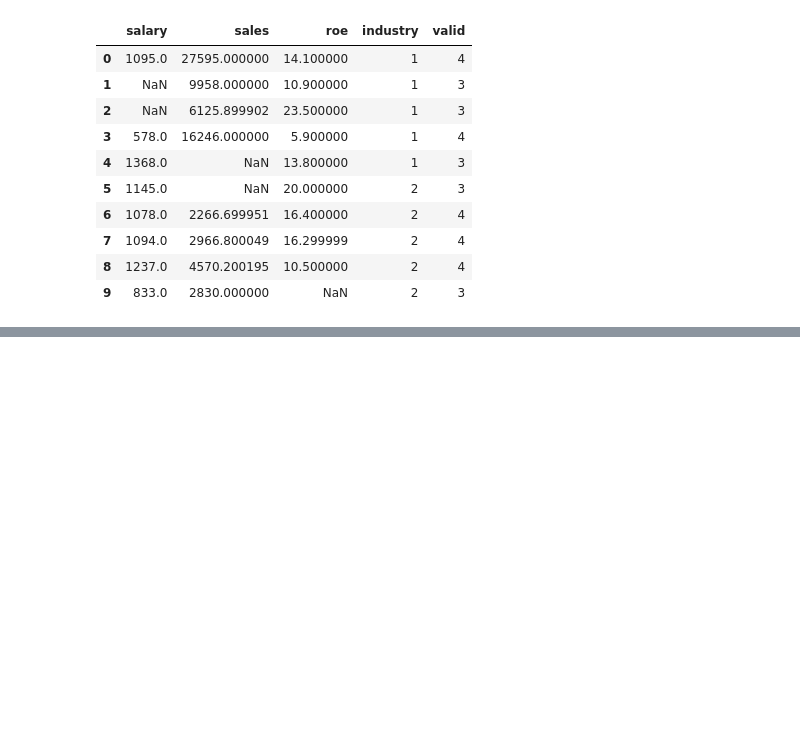
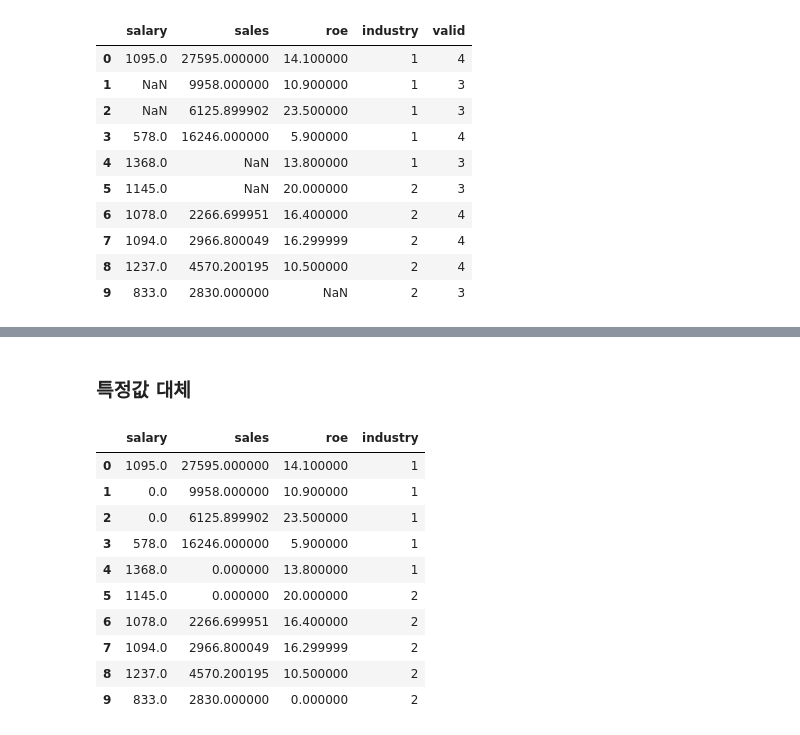
Before and after one commit to sucream/Bigdata-Analysis-Engineer-Note, a Jupyter notebook: 02.DataPreprocessing.ipynb, the cells around one changed output, grey strips where cells are left out. Cells and saved outputs as stored; diff of their text form; code cells hidden in the pictures; blank space fills up the shorter version.

```diff
--- a/02.DataPreprocessing.ipynb
+++ b/02.DataPreprocessing.ipynb
@@ -697,0 +798,18 @@ data
+# %% [markdown]
+### 특정값 대체
+# %%
+# 결측치를 0으로 대체
+data_0 = data.fillna(0)
+data_0
+# %% [output]
+|  | salary | sales | roe | industry |
+| 0 | 1095.0 | 27595.000000 | 14.100000 | 1 |
+| 1 | 0.0 | 9958.000000 | 10.900000 | 1 |
+| 2 | 0.0 | 6125.899902 | 23.500000 | 1 |
+| 3 | 578.0 | 16246.000000 | 5.900000 | 1 |
+| 4 | 1368.0 | 0.000000 | 13.800000 | 1 |
+| 5 | 1145.0 | 0.000000 | 20.000000 | 2 |
+| 6 | 1078.0 | 2266.699951 | 16.400000 | 2 |
+| 7 | 1094.0 | 2966.800049 | 16.299999 | 2 |
+| 8 | 1237.0 | 4570.200195 | 10.500000 | 2 |
+| 9 | 833.0 | 2830.000000 | 0.000000 | 2 |
```
Also changed, not shown: parts of 31 cells of this notebook.
